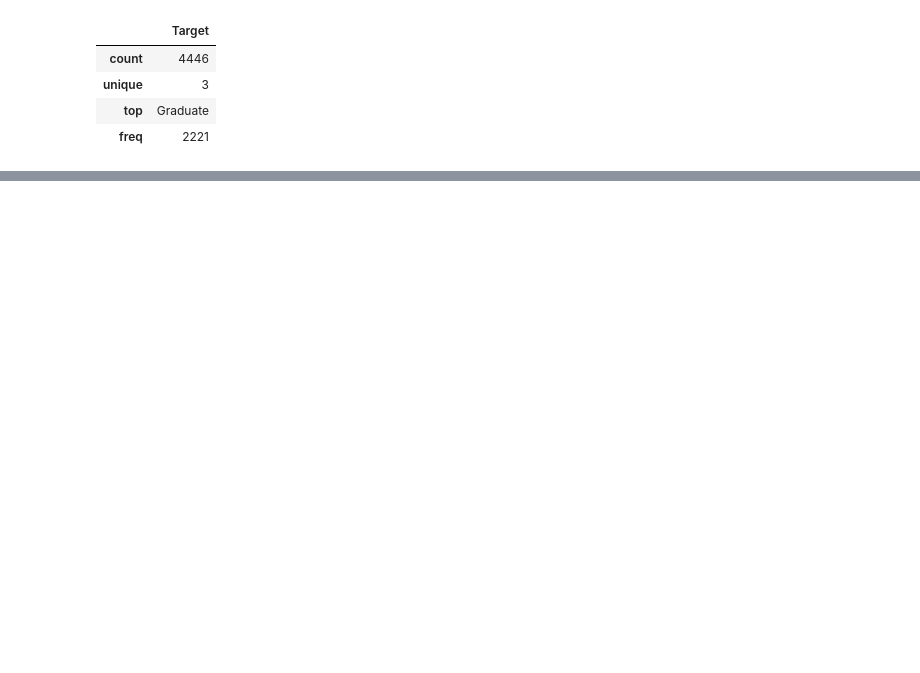
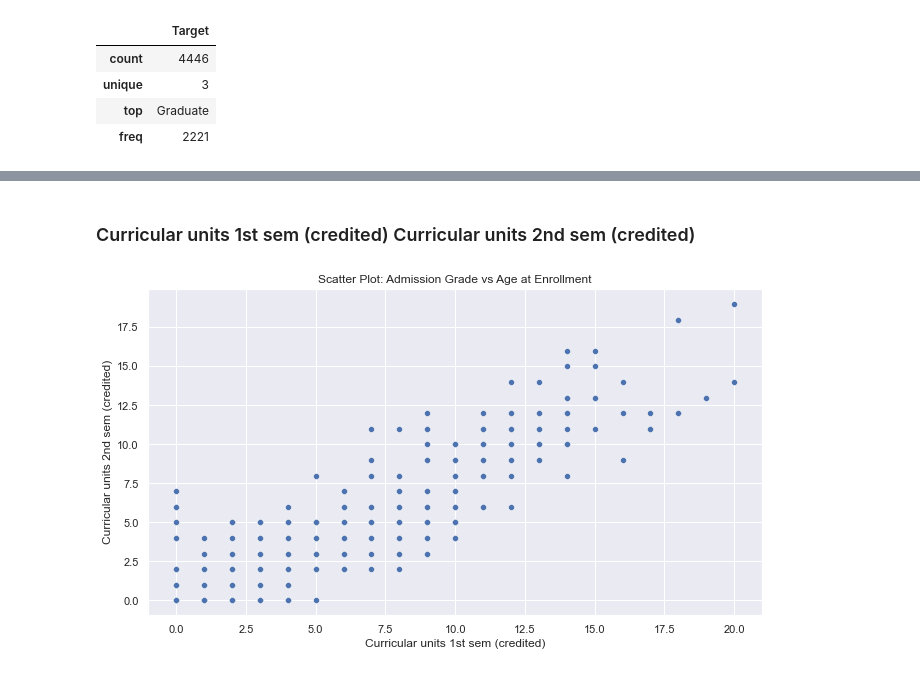
Before and after one commit to nasihbai/DataMining_Student_Assignment20-, a Jupyter notebook: Assignment.ipynb, the cells around one changed output, grey strips where cells are left out. Saved outputs shown, nothing was run; the diff lists cells and outputs as text; code cells hidden in the pictures; blank space fills up the shorter version.

```diff
--- a/Assignment.ipynb
+++ b/Assignment.ipynb
@@ -87,0 +144,22 @@ Series([], Name: Marital status, dtype: bool)
+# %%
+# List of numerical attributes with null values
+numerical_with_nulls = [
+    'Application mode',
+    'Course',
+    'Previous qualification (grade)',
+    "Mother's qualification",
+    'Admission grade',
+    'Displaced',
+    'Debtor',
+    'Scholarship holder',
+    'Age at enrollment'
+]
+
+# Replace null values with the mean for the specified columns
+for col in numerical_with_nulls:
+    if col in df2.columns:  # Ensure the column exists in the DataFrame
+        df2[col].fillna(df2[col].mean(), inplace=True)
+
+# Verify that null values are replaced
+print("Null values after replacement:")
+print(df2.isna().sum())  # Should show 0 for all columns
@@ -128,0 +288,8 @@ plt.show()
+# %% [markdown]
+### Curricular units 1st sem (credited)	Curricular units 2nd sem (credited)
+# %%
+sns.scatterplot(x=df2['Curricular units 1st sem (credited)'], y=df2['Curricular units 2nd sem (credited)'])
+plt.title("Scatter Plot: Admission Grade vs Age at Enrollment")
+plt.show()
+# %% [output]
+[figure, added]
```
Also changed, not shown: parts of 23 cells of this notebook.
